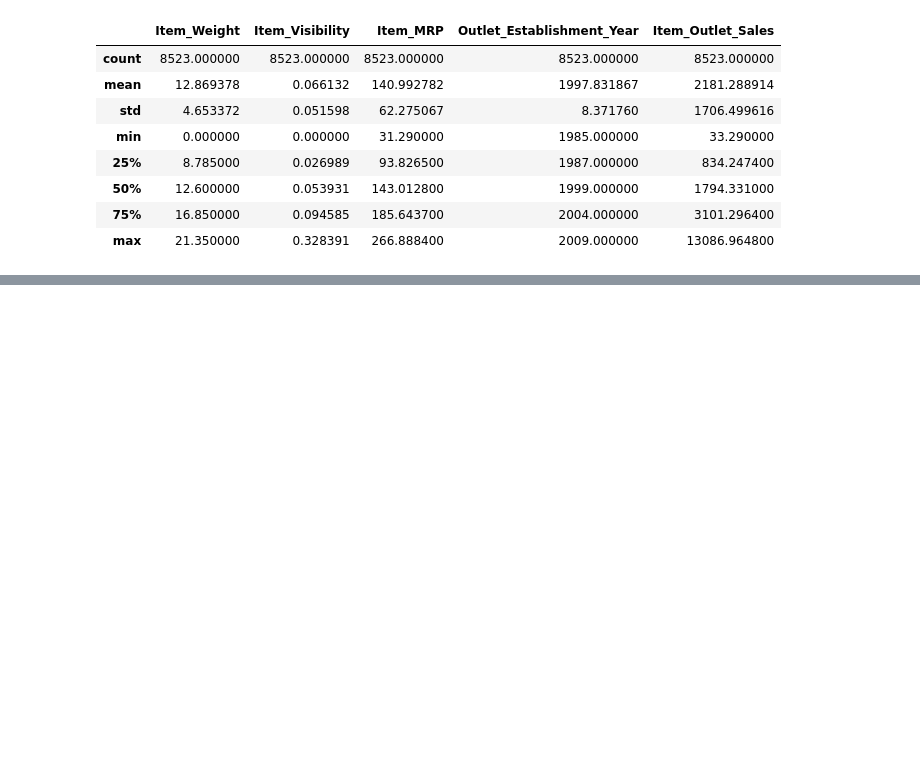
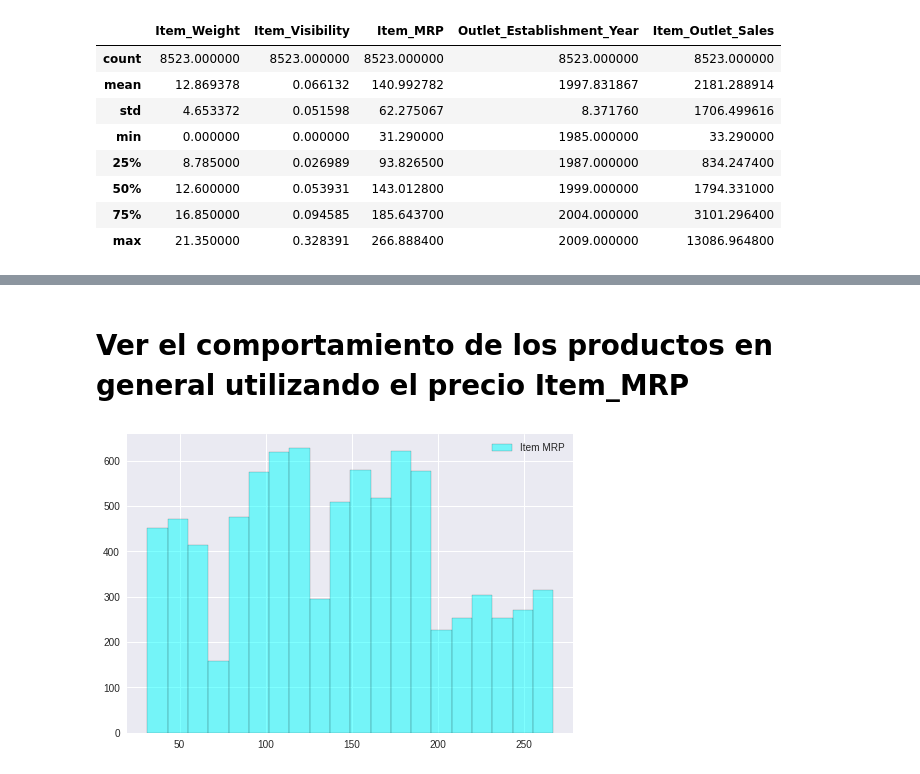
Before and after one commit to jjaquezrd/predicciones-de-ventas-alimenticias, a Jupyter notebook: predicciones_de_ventas_alimenticias.ipynb, the cells around one changed output, grey strips where cells are left out. Cells and saved outputs as stored; diff of their text form; code cells hidden in the pictures; blank space fills up the shorter version.

```diff
--- a/predicciones_de_ventas_alimenticias.ipynb
+++ b/predicciones_de_ventas_alimenticias.ipynb
@@ -7,3 +10,3 @@ import pandas as pd
 # %%
-file_name = '/content/drive/MyDrive/Data_Science/DataSet/sales_predictions.csv'
+file_name = '/content/drive/MyDrive/Data_Science/sales_predictions.csv'
 df = pd.read_csv(file_name)
@@ -320,0 +338,11 @@ df.describe()
+# %% [markdown]
+# Ver el comportamiento de los productos en general utilizando el precio Item_MRP
+# %%
+plt.style.use('seaborn')
+serie_MRP=df['Item_MRP']
+plt.hist(serie_MRP, bins= 20,
+         edgecolor='black', facecolor ='aqua', alpha=0.5, label="Item MRP")
+plt.legend()
+plt.show()
+# %% [output]
+[figure, added]
```
Also changed, not shown: parts of 14 cells of this notebook.
